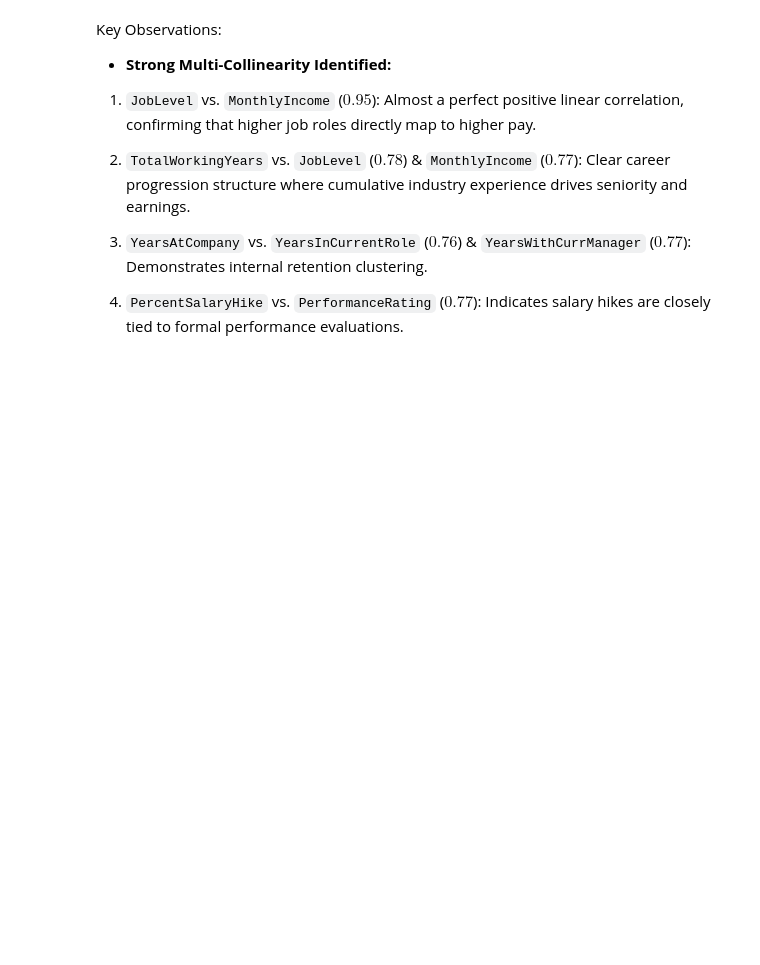
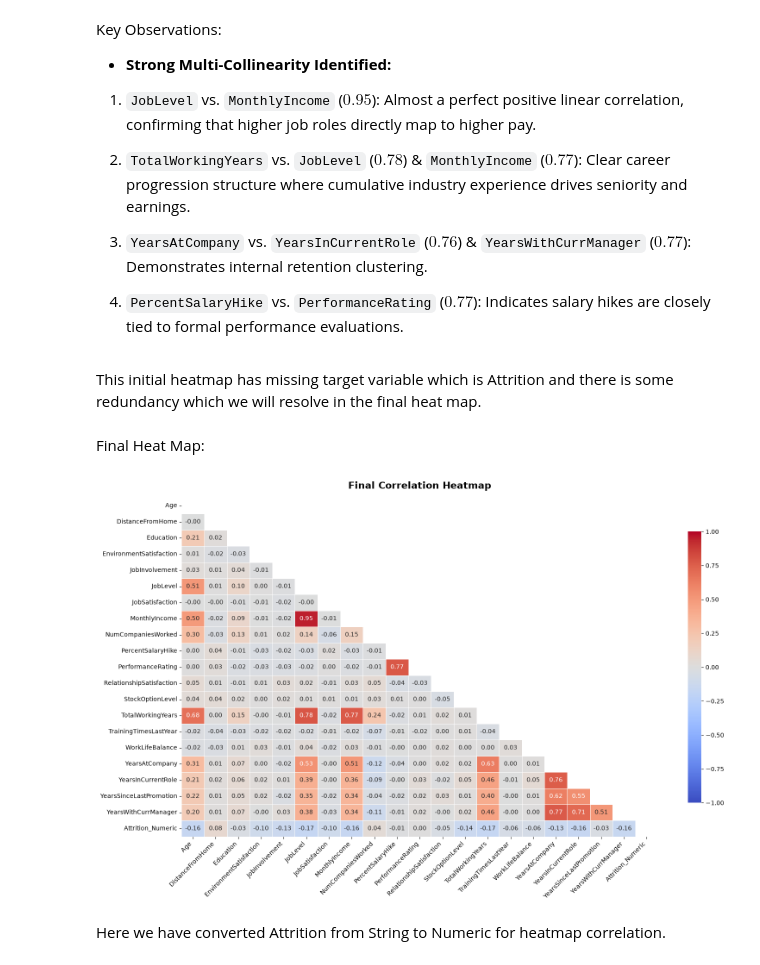
Before and after one commit to praveenkumar231205/ibm-hr-analytics-python, a Jupyter notebook: 01_eda_and_insights.ipynb, the cells around one changed output. Saved outputs shown, nothing was run; the diff lists cells and outputs as text; code cells hidden in the pictures; blank space fills up the shorter version.

Commit message:
Final heatmap plotted and insights noted

```diff
--- a/01_eda_and_insights.ipynb
+++ b/01_eda_and_insights.ipynb
@@ -616,3 +616,36 @@ Key Observations:
 3) `YearsAtCompany` vs. `YearsInCurrentRole` ($0.76$) & `YearsWithCurrManager` ($0.77$): Demonstrates internal retention clustering.
 
 4) `PercentSalaryHike` vs. `PerformanceRating` ($0.77$): Indicates salary hikes are closely tied to formal performance evaluations.
+# %% [markdown]
+This initial heatmap has missing target variable which is Attrition and there is some redundancy which we will resolve in the final heat map.
+# %% [markdown]
+Final Heat Map:
+# %%
+df_corr_data = df.select_dtypes(include=[np.number]).copy()
+if "Attrition" in df.columns:
+    df_corr_data["Attrition_Numeric"] = df["Attrition"].apply(lambda x: 1 if x == "Yes" else 0)
+
+plt.figure(figsize=(16, 10))
+mask = np.triu(np.ones_like(df_corr_data.corr(), dtype=bool))
+
+sns.heatmap(
+    df_corr_data.corr(),
+    mask=mask,
+    annot=True,
+    fmt=".2f",
+    cmap="coolwarm",
+    vmax=1,
+    vmin=-1,
+    linewidths=0.5,
+    cbar_kws={"shrink": 0.8},
+)
+
+plt.title("Final Correlation Heatmap", fontsize=16, fontweight="bold", pad=15)
+plt.xticks(rotation=45, ha="right", fontsize=10)
+plt.yticks(fontsize=10)
+plt.tight_layout()
+plt.show()
+# %% [output]
+[figure, added]
+# %% [markdown]
+Here we have converted Attrition from String to Numeric for heatmap correlation.
```
Also changed, not shown: parts of 1 cell of this notebook.
